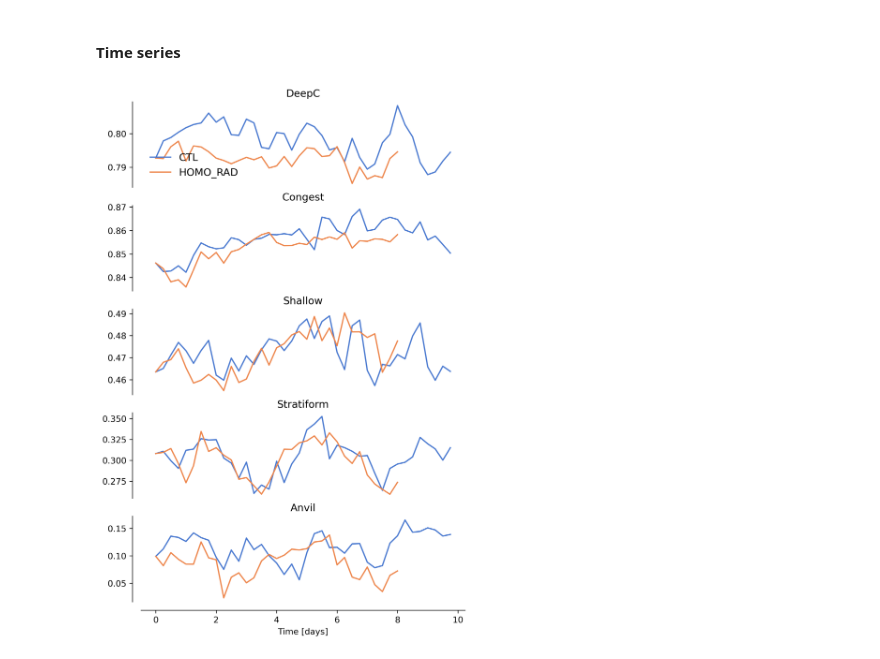
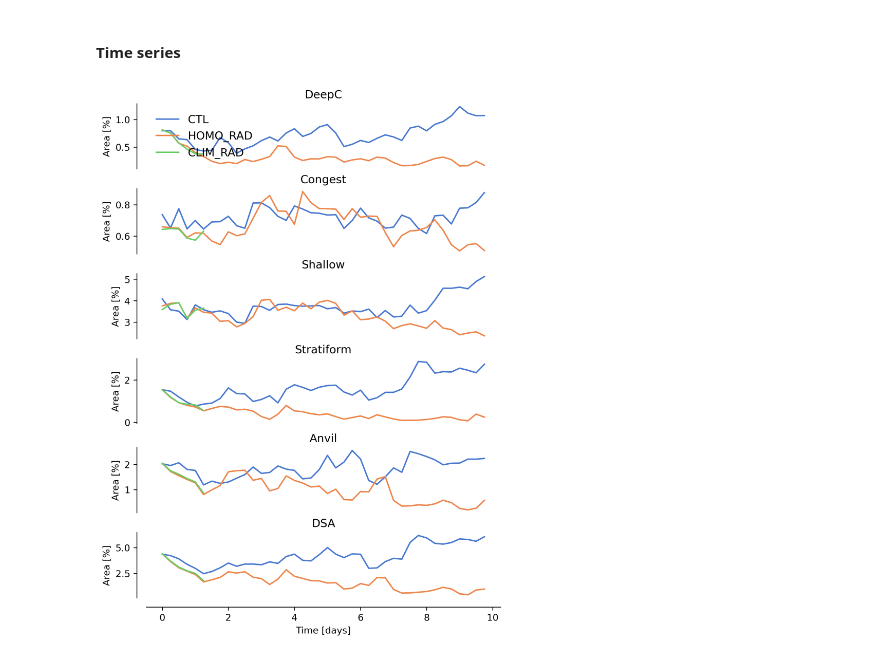
Before and after one commit to jhruppert/tc-crfrad, a Jupyter notebook: analysis/mpas_aquapl_pe.ipynb, the cells around one changed output. Drawn from its saved outputs; the diff is of its cells as text; code cells hidden in the pictures.

```diff
--- a/analysis/mpas_aquapl_pe.ipynb
+++ b/analysis/mpas_aquapl_pe.ipynb
@@ -14,9 +12,9 @@ import numpy as np
 # %%
-# data_path = '/glade/campaign/mmm/dpm/rberrios/glade_scratch/MPAS_APE/aqua_sstmax10N_ASD/CTL/TC_3km/'
-data_path = '../../../pickle_out/aquaplanet/'
-test_names = ["CTL","HOMO_RAD"]
+data_path = '/glade/derecho/scratch/ruppert/tc-crfrad/pickle_out/'
+# data_path = '../../../pickle_out/aquaplanet/'
+test_names = ["CTL","HOMO_RAD","CLIM_RAD"]
 ntest = len(test_names)
-pclass_names = ['DC', 'CG', 'SC', 'ST', 'AN']
-pclass_names_long = ['DeepC', 'Congest', 'Shallow', 'Stratiform', 'Anvil']
+pclass_names = ['DC', 'CG', 'SC', 'ST', 'AN', 'DSA']
+pclass_names_long = ['DeepC', 'Congest', 'Shallow', 'Stratiform', 'Anvil', 'DSA']
 # pclass_names=["Deep", "Congestus", "Shallow", "Stratiform", "Anvil"]#, "DSA"] # DSA isn't there yet
 nclass = len(pclass_names)
@@ -54,3 +78,19 @@ for expName in test_names:
+# %%
+# For latbounds: 0, 10.0
+# 5628214 grid cells
+# For latbounds: 15, 20.0
+# 2697020 grid cells
+
+tot_cellcount = 2697020
+tot_area = np.sum(pclass_area, axis=1)
+pclass_frac = np.copy(pclass_area)
+for iclass in range(nclass):
+    # pclass_frac1[:,iclass,:] = 1e2*pclass_area[:,iclass,:] / tot_area
+    pclass_frac[:,iclass,:] = 1e2*pclass_area[:,iclass,:] / tot_cellcount
+    # print(pclass_names[iclass],
+    #       np.mean(pclass_area[0,iclass,:]),
+    #       np.mean(pclass_frac1[0,iclass,:]),
+    #       np.mean(pclass_frac2[0,iclass,:]))
 # %% [markdown]
 ### Plotting
 # %% [markdown]
@@ -85,37 +125,34 @@ def running_mean_conf(time_series):
 # %%
 # create figure
 fig_x = 6
-fig_y = 1.6*nclass + 1
-fig, axs = plt.subplots(nclass,1, figsize=(fig_x,fig_y), layout="constrained", dpi=300)#, squeeze=True) # row, column
+fig_y = 1.2*nclass + 1
+fig, axs = plt.subplots(nclass,1, figsize=(fig_x,fig_y), layout="constrained", dpi=300)
 sns.set_palette('muted')
-# fig.suptitle(title)
-# if ctlanom:
-#     pltvar -= pltvar[:,0,:][:,np.newaxis,:]
-# Plot all sensitivity tests for variable
+
 for iclass, iax in enumerate(axs):
 
     iax.set_title(pclass_names_long[iclass])
+    iax.set_ylabel('Area [%]')
 
-    for itest in test_names:
-        tser = PE_massFlux[itest][pclass_names[iclass]]
-        i_nt = len(tser)
-        iax.plot(times[:i_nt], tser, linewidth=1.5, label=itest)
+    for iexp in range(ntest):
+        tser = pclass_frac[iexp,iclass,:]
+        iax.plot(times, tser, linewidth=1.5, label=test_names[iexp])
         # ivar_smooth, confidence_interval, nwindow = running_mean_conf(pltvar)
         # x_smoothed = times[nwindow//2:-nwindow//2+1]
         # axs.plot(x_smoothed, ivar_smooth, linewidth=1.5, label=test_names[itest])
         # axs.fill_between(x_smoothed,
         #     ivar_smooth - confidence_interval,
         #     ivar_smooth + confidence_interval,
         #     alpha=0.4,label="95% CI")
 
 sns.despine(offset=10,ax=axs[-1])
 for iaxs in axs[:-1]:
     sns.despine(offset=10,ax=iaxs, bottom=True)
     # Remove x-ticks
     iaxs.set_xticks([])
 
 axs[-1].set_xlabel('Time [days]')
 axs[0].legend(loc="lower left", frameon=False, fontsize=12)#, bbox_to_anchor=(0.05, 0.05))
 plt.show()
 # %% [output]
-[figure, old version]
+[figure, new version]
```
Also changed, not shown: parts of 10 cells of this notebook, 2 other files.
